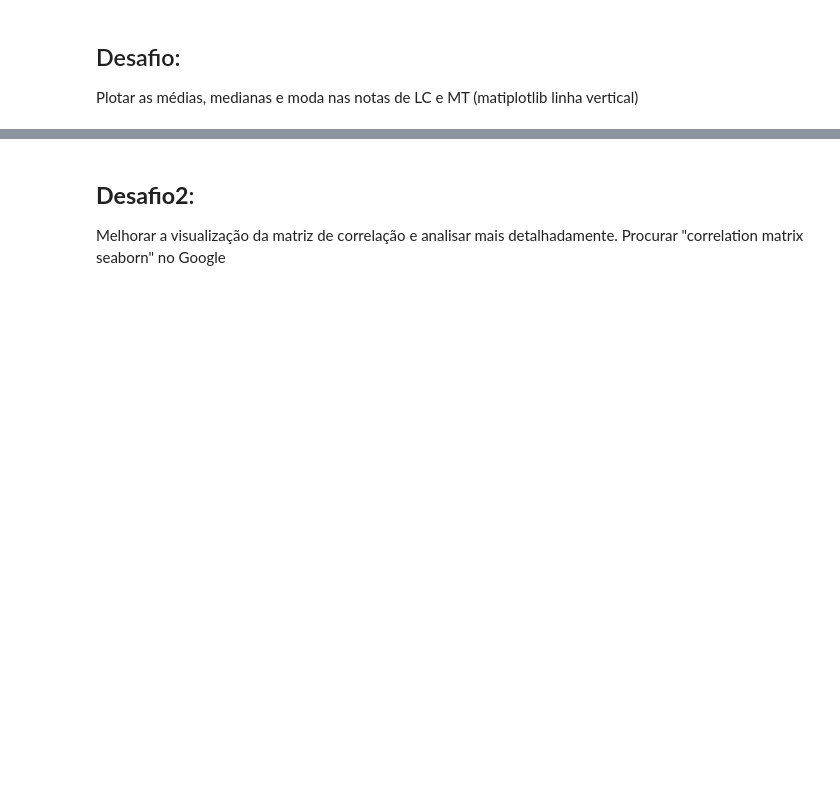
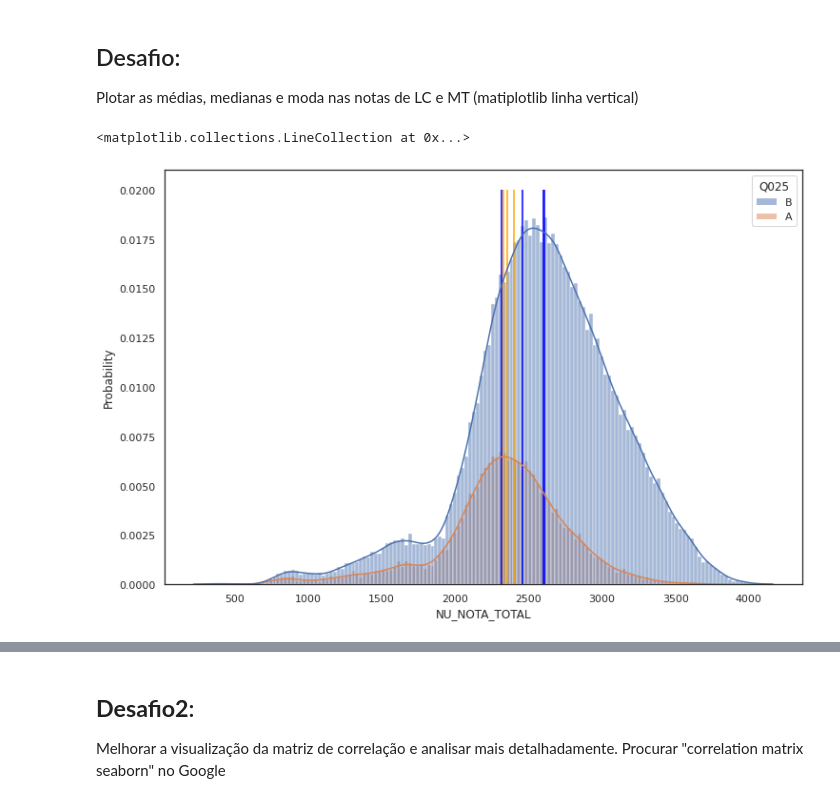
Before and after one commit to gavieira/imersao-dados-2-2020, a Jupyter notebook: Aula03.ipynb, the cells around one changed output, grey strips where cells are left out. Saved outputs shown, nothing was run; the diff lists cells and outputs as text; code cells hidden in the pictures; blank space fills up the shorter version.

```diff
--- a/Aula03.ipynb
+++ b/Aula03.ipynb
@@ -175,0 +174,24 @@ Plotar as médias, medianas e moda nas notas de LC e MT (matiplotlib linha verti
+# %%
+#
+plt.figure(figsize=(12,8))
+
+my_plot = sns.histplot(dados_sem_notas_zero, x = "NU_NOTA_TOTAL", hue="Q025", kde=True, stat="probability")
+
+internet = dados_sem_notas_zero.query("Q025 == 'B'")["NU_NOTA_TOTAL"] #OBS: POSSUI DOIS VALORES MODAIS
+
+#Método Series.mode() retorna um series, não um numero. Pode usar .iloc para pegar os numeros
+
+#print(type(internet))
+#print(type(internet.mean()))
+#print(type(internet.mode())) #Dois valores modais
+#print(type(internet.median()))
+#print(internet.mode())
+#print(type(no_internet.mode().iloc[0]))
+
+no_internet = dados_sem_notas_zero.query("Q025 == 'A'")["NU_NOTA_TOTAL"]
+
+my_plot.vlines( ( internet.mean(), internet.mode().iloc[0], internet.mode().iloc[1], internet.median(), ), 0, 0.02, colors='blue')
+my_plot.vlines( ( no_internet.mean(), no_internet.mode().iloc[0], no_internet.median(), ), 0, 0.02, colors='orange')
+# %% [output]
+<matplotlib.collections.LineCollection at 0x...>
+[figure, added]
```
Also changed, not shown: parts of 5 cells of this notebook.
